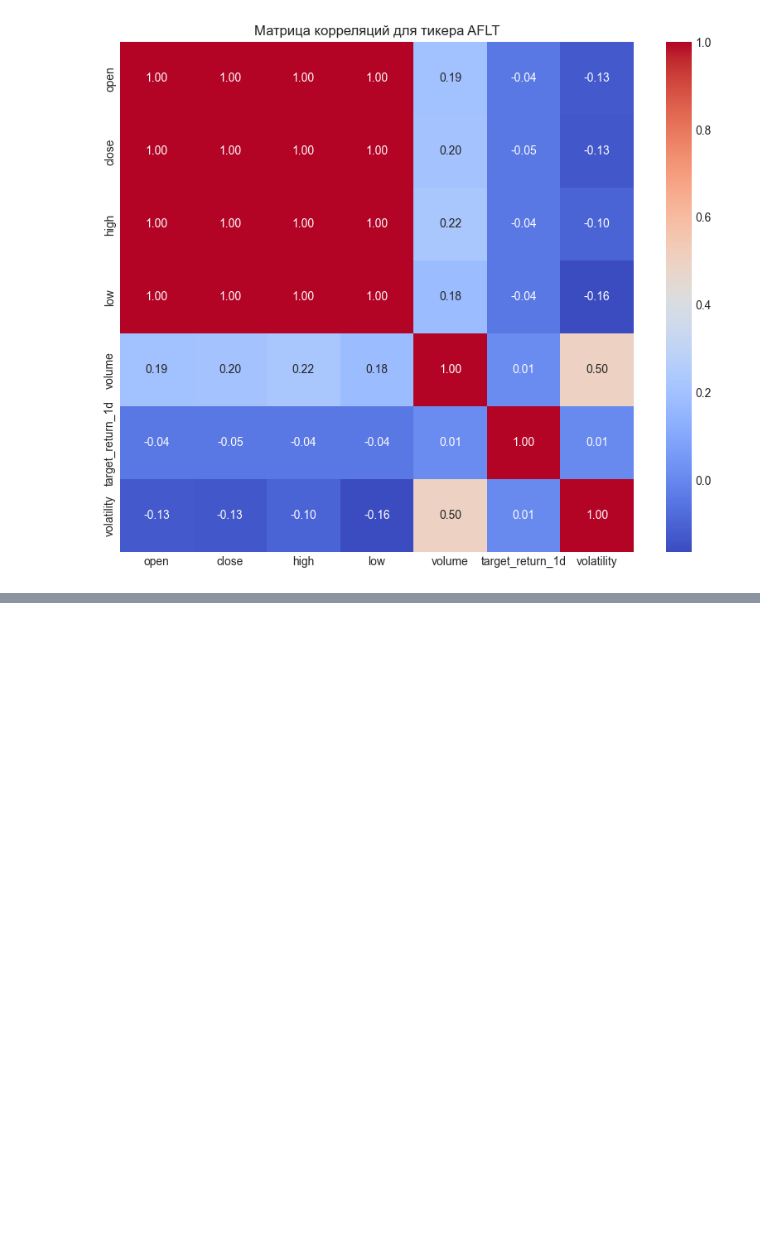
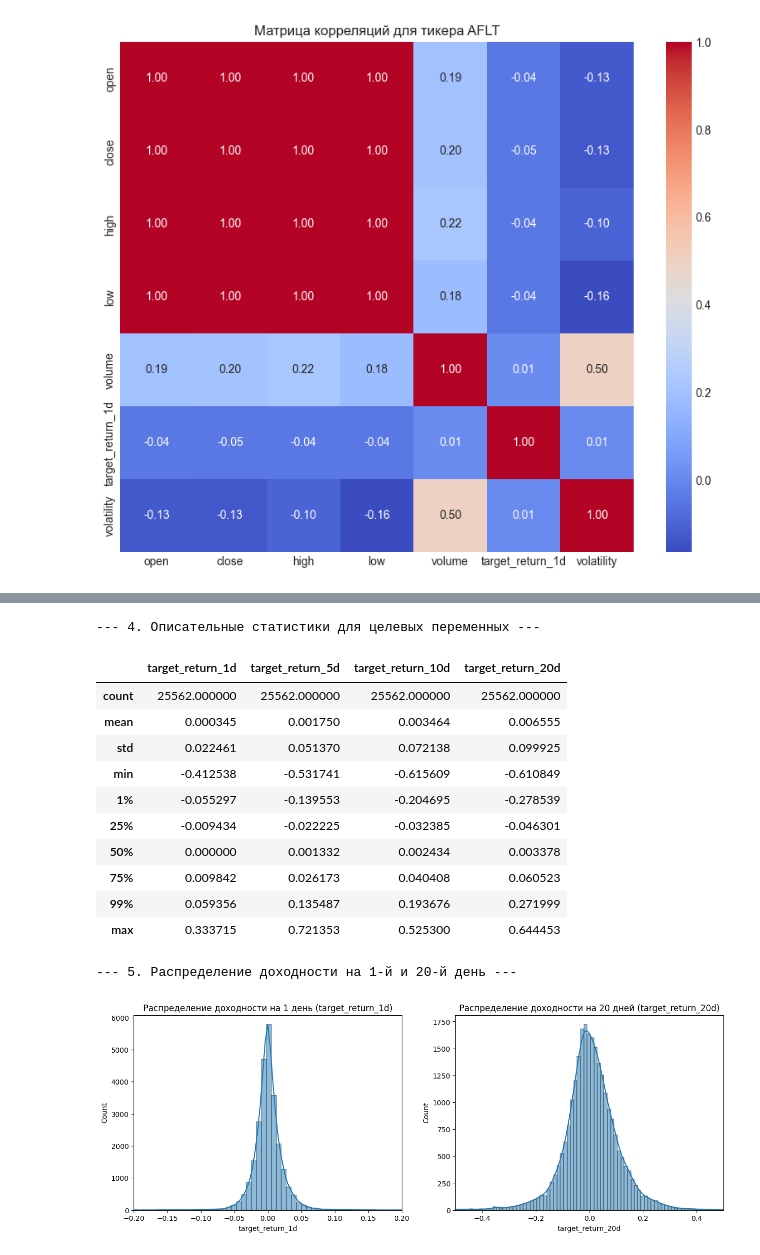
Before and after one commit to jmihan/finam-ai-trade-hack, a Jupyter notebook: notebooks/model_prototype.ipynb, the cells around one changed output, grey strips where cells are left out. Drawn from its saved outputs; the diff is of its cells as text; code cells hidden in the pictures; blank space fills up the shorter version.

```diff
--- a/notebooks/model_prototype.ipynb
+++ b/notebooks/model_prototype.ipynb
@@ -213,0 +240,11 @@ plt.show()
+# %%
+import pandas as pd
+
+# Загружаем CSV
+df = pd.read_csv("news.csv")
+
+# Перезаписываем столбец id — просто присваиваем диапазон
+df['id'] = range(1, len(df) + 1)
+
+# Сохраняем обратно (без индекса!)
+df.to_csv("news_fixed.csv", index=False)
@@ -213,0 +461,32 @@ plt.show()
+# %%
+# Выбираем несколько таргетов для анализа: 1-й день, 5-й, 10-й и 20-й
+target_cols = ['target_return_1d', 'target_return_5d', 'target_return_10d', 'target_return_20d']
+
+print("\n--- 4. Описательные статистики для целевых переменных ---")
+display(df[target_cols].describe(percentiles=[0.01, 0.25, 0.5, 0.75, 0.99]))
+
+print("\n--- 5. Распределение доходности на 1-й и 20-й день ---")
+fig, axes = plt.subplots(1, 2, figsize=(15, 5))
+sns.histplot(df['target_return_1d'], bins=100, ax=axes[0], kde=True)
+axes[0].set_title('Распределение доходности на 1 день (target_return_1d)')
+axes[0].set_xlim(-0.2, 0.2) # Ограничим, чтобы рассмотреть основное распределение
+
+sns.histplot(df['target_return_20d'], bins=100, ax=axes[1], kde=True)
+axes[1].set_title('Распределение доходности на 20 дней (target_return_20d)')
+axes[1].set_xlim(-0.5, 0.5) # Ограничим, чтобы рассмотреть основное распределение
+plt.show()
+# %% [output]
+--- 4. Описательные статистики для целевых переменных ---
+|  | target_return_1d | target_return_5d | target_return_10d | target_return_20d |
+| count | 25562.000000 | 25562.000000 | 25562.000000 | 25562.000000 |
+| mean | 0.000345 | 0.001750 | 0.003464 | 0.006555 |
+| std | 0.022461 | 0.051370 | 0.072138 | 0.099925 |
+| min | -0.412538 | -0.531741 | -0.615609 | -0.610849 |
+| 1% | -0.055297 | -0.139553 | -0.204695 | -0.278539 |
+| 25% | -0.009434 | -0.022225 | -0.032385 | -0.046301 |
+| 50% | 0.000000 | 0.001332 | 0.002434 | 0.003378 |
+| 75% | 0.009842 | 0.026173 | 0.040408 | 0.060523 |
+| 99% | 0.059356 | 0.135487 | 0.193676 | 0.271999 |
+| max | 0.333715 | 0.721353 | 0.525300 | 0.644453 |
+--- 5. Распределение доходности на 1-й и 20-й день ---
+[figure, added]
```
Also changed, not shown: parts of 16 cells of this notebook, 9 other files.
